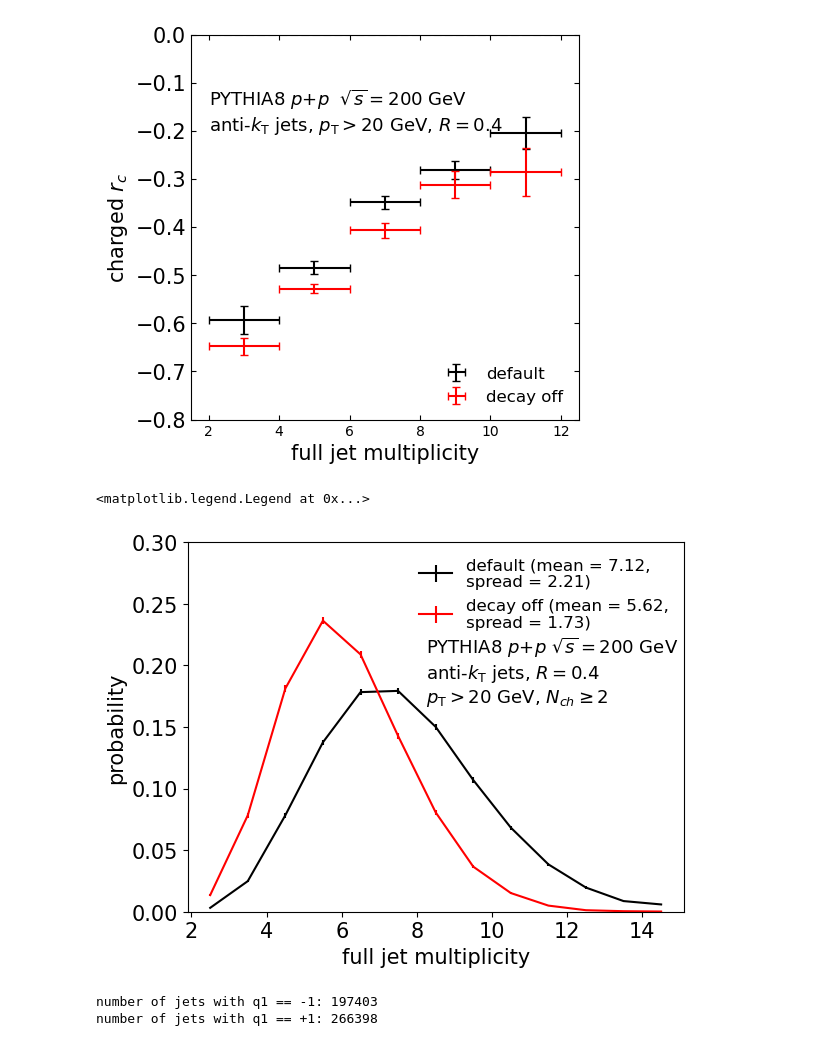
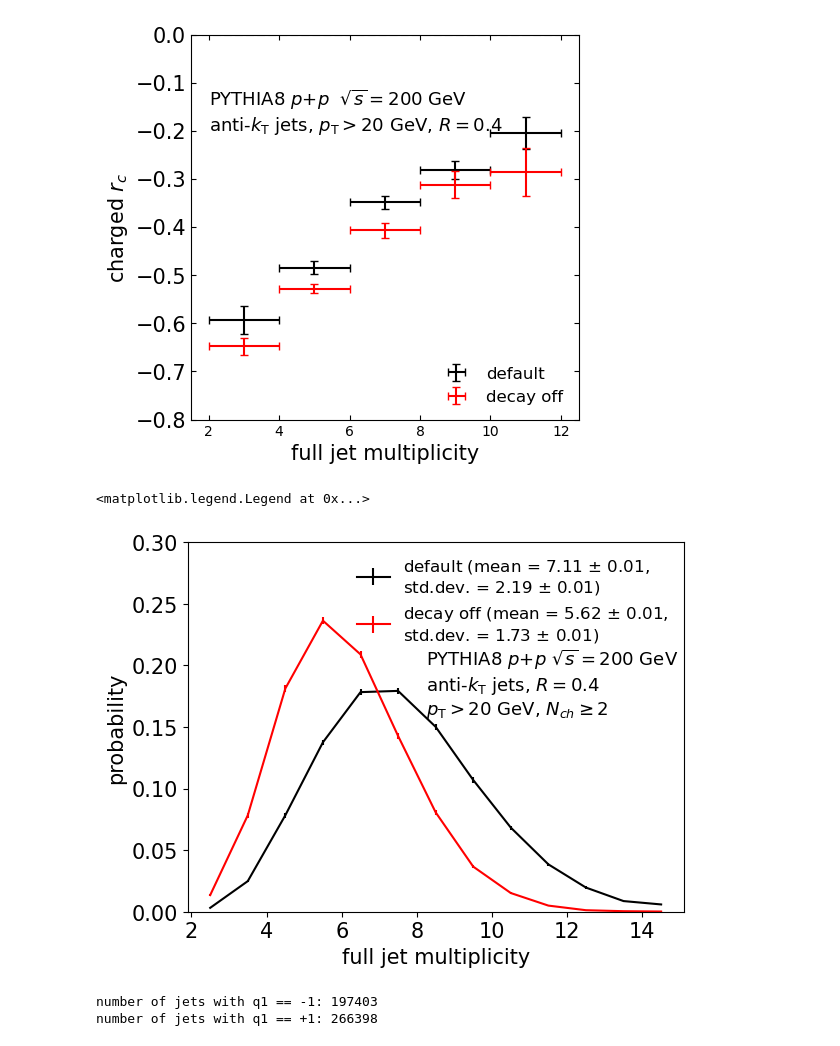
Before and after one commit to y-song/rc, a Jupyter notebook: pp/decay_check_detroit_tune.ipynb, the cells around one changed output. Cells and saved outputs as stored; diff of their text form; code cells hidden in the pictures.

Commit message:
Remade plots for thesis

```diff
--- a/pp/decay_check_detroit_tune.ipynb
+++ b/pp/decay_check_detroit_tune.ipynb
@@ -69,15 +69,15 @@ def weighted_avg_and_std(values, weights):
 observables = ['evid','xsec','pt','n','parton','nch','pt1','q1','eta1','phi1','pid1','parent1','pt2','q2','eta2','phi2','pid2','parent2',\
               'dr','m','nparents1','nparents2']
 # %%
-files = ['/gpfs/gibbs/project/havener/ys668/other_output/rc/pythia_nodecay_11pthat15_rc_truth.txt',\
-        '/gpfs/gibbs/project/havener/ys668/other_output/rc/pythia_nodecay_15pthat20_rc_truth.txt',\
-        '/gpfs/gibbs/project/havener/ys668/other_output/rc/pythia_nodecay_20pthat25_rc_truth.txt',\
-        '/gpfs/gibbs/project/havener/ys668/other_output/rc/pythia_nodecay_25pthat30_rc_truth.txt',\
-        '/gpfs/gibbs/project/havener/ys668/other_output/rc/pythia_nodecay_30pthat35_rc_truth.txt',\
-        '/gpfs/gibbs/project/havener/ys668/other_output/rc/pythia_nodecay_35pthat40_rc_truth.txt',\
-        '/gpfs/gibbs/project/havener/ys668/other_output/rc/pythia_nodecay_40pthat45_rc_truth.txt',\
-        '/gpfs/gibbs/project/havener/ys668/other_output/rc/pythia_nodecay_45pthat50_rc_truth.txt',\
-        '/gpfs/gibbs/project/havener/ys668/other_output/rc/pythia_nodecay_50pthat1000_rc_truth.txt']
+files = ['/gpfs/gibbs/project/havener/ys668/rc/pythia_nodecay_11pthat15_rc_truth.txt',\
+        '/gpfs/gibbs/project/havener/ys668/rc/pythia_nodecay_15pthat20_rc_truth.txt',\
+        '/gpfs/gibbs/project/havener/ys668/rc/pythia_nodecay_20pthat25_rc_truth.txt',\
+        '/gpfs/gibbs/project/havener/ys668/rc/pythia_nodecay_25pthat30_rc_truth.txt',\
+        '/gpfs/gibbs/project/havener/ys668/rc/pythia_nodecay_30pthat35_rc_truth.txt',\
+        '/gpfs/gibbs/project/havener/ys668/rc/pythia_nodecay_35pthat40_rc_truth.txt',\
+        '/gpfs/gibbs/project/havener/ys668/rc/pythia_nodecay_40pthat45_rc_truth.txt',\
+        '/gpfs/gibbs/project/havener/ys668/rc/pythia_nodecay_45pthat50_rc_truth.txt',\
+        '/gpfs/gibbs/project/havener/ys668/rc/pythia_nodecay_50pthat1000_rc_truth.txt']
 # %%
 df_array = []
 for file in files:
@@ -155,13 +167,13 @@ print(weighted_avg_and_std(df['n'], weights=df['w']))
 # %%
-files = ['/gpfs/gibbs/project/havener/ys668/other_output/rc/pythia_11pthat15_rc_truth.txt',\
-        '/gpfs/gibbs/project/havener/ys668/other_output/rc/pythia_15pthat20_rc_truth.txt',\
-        '/gpfs/gibbs/project/havener/ys668/other_output/rc/pythia_20pthat25_rc_truth.txt',\
-        '/gpfs/gibbs/project/havener/ys668/other_output/rc/pythia_25pthat30_rc_truth.txt',\
-        '/gpfs/gibbs/project/havener/ys668/other_output/rc/pythia_30pthat35_rc_truth.txt',\
-        '/gpfs/gibbs/project/havener/ys668/other_output/rc/pythia_35pthat40_rc_truth.txt',\
-        '/gpfs/gibbs/project/havener/ys668/other_output/rc/pythia_40pthat45_rc_truth.txt',\
-        '/gpfs/gibbs/project/havener/ys668/other_output/rc/pythia_45pthat50_rc_truth.txt',\
-        '/gpfs/gibbs/project/havener/ys668/other_output/rc/pythia_50pthat1000_rc_truth.txt']
+files = ['/gpfs/gibbs/project/havener/ys668/rc/pythia_11pthat15_rc_truth.txt',\
+        '/gpfs/gibbs/project/havener/ys668/rc/pythia_15pthat20_rc_truth.txt',\
+        '/gpfs/gibbs/project/havener/ys668/rc/pythia_20pthat25_rc_truth.txt',\
+        '/gpfs/gibbs/project/havener/ys668/rc/pythia_25pthat30_rc_truth.txt',\
+        '/gpfs/gibbs/project/havener/ys668/rc/pythia_30pthat35_rc_truth.txt',\
+        '/gpfs/gibbs/project/havener/ys668/rc/pythia_35pthat40_rc_truth.txt',\
+        '/gpfs/gibbs/project/havener/ys668/rc/pythia_40pthat45_rc_truth.txt',\
+        '/gpfs/gibbs/project/havener/ys668/rc/pythia_45pthat50_rc_truth.txt',\
+        '/gpfs/gibbs/project/havener/ys668/rc/pythia_50pthat1000_rc_truth.txt']
 # %%
 df_array = []
 for file in files:
@@ -236,18 +258,18 @@ ax.tick_params(top=True, right=True, bottom=True, left=True, direction='in', whi
 # %% [output]
 [figure]
 # %%
-plt.errorbar(np.arange(2.5, 15.5), y, yerr=yerr, color='k', label='default (mean = 7.12,\nspread = 2.21)')
-plt.errorbar(np.arange(2.5, 15.5), y_nodecay, yerr=yerr_nodecay, color='r', label='decay off (mean = 5.62,\nspread = 1.73)')
+plt.errorbar(np.arange(2.5, 15.5), y, yerr=yerr, color='k', label='default (mean = 7.11 $\pm$ 0.01,\nstd.dev. = 2.19 $\pm$ 0.01)')
+plt.errorbar(np.arange(2.5, 15.5), y_nodecay, yerr=yerr_nodecay, color='r', label='decay off (mean = 5.62 $\pm$ 0.01,\nstd.dev. = 1.73 $\pm$ 0.01)')
 plt.xlabel(r'full jet multiplicity', fontsize=15)
 plt.ylabel('probability', fontsize=15)
-plt.text(8.25, 0.17,'PYTHIA8 $p$+$p$ $\sqrt{s}=200$ GeV\nanti-$k_\mathrm{T}$ jets, $R=0.4$\n$p_{\mathrm{T}}>20$ GeV, $N_{ch}\geq2$', fontsize=13)
+plt.text(8.25, 0.16,'PYTHIA8 $p$+$p$ $\sqrt{s}=200$ GeV\nanti-$k_\mathrm{T}$ jets, $R=0.4$\n$p_{\mathrm{T}}>20$ GeV, $N_{ch}\geq2$', fontsize=13)
 plt.ylim(0,0.3)
 plt.xticks(fontsize=15)
 plt.yticks(fontsize=15)
 plt.legend(fontsize=12, loc='upper right', frameon=False)
 # %% [output]
 <matplotlib.legend.Legend at 0x...>
-[figure, old version]
+[figure, new version]
 # %%
 observables = ['evid','xsec','pt','n','parton','pt1','q1','eta1','phi1','pid1','parent1','pt2','q2','eta2','phi2','pid2','parent2',\
               'dr','m','nparents1','nparents2']
```
Also changed, not shown: parts of 3 cells of this notebook, 3 other files.
